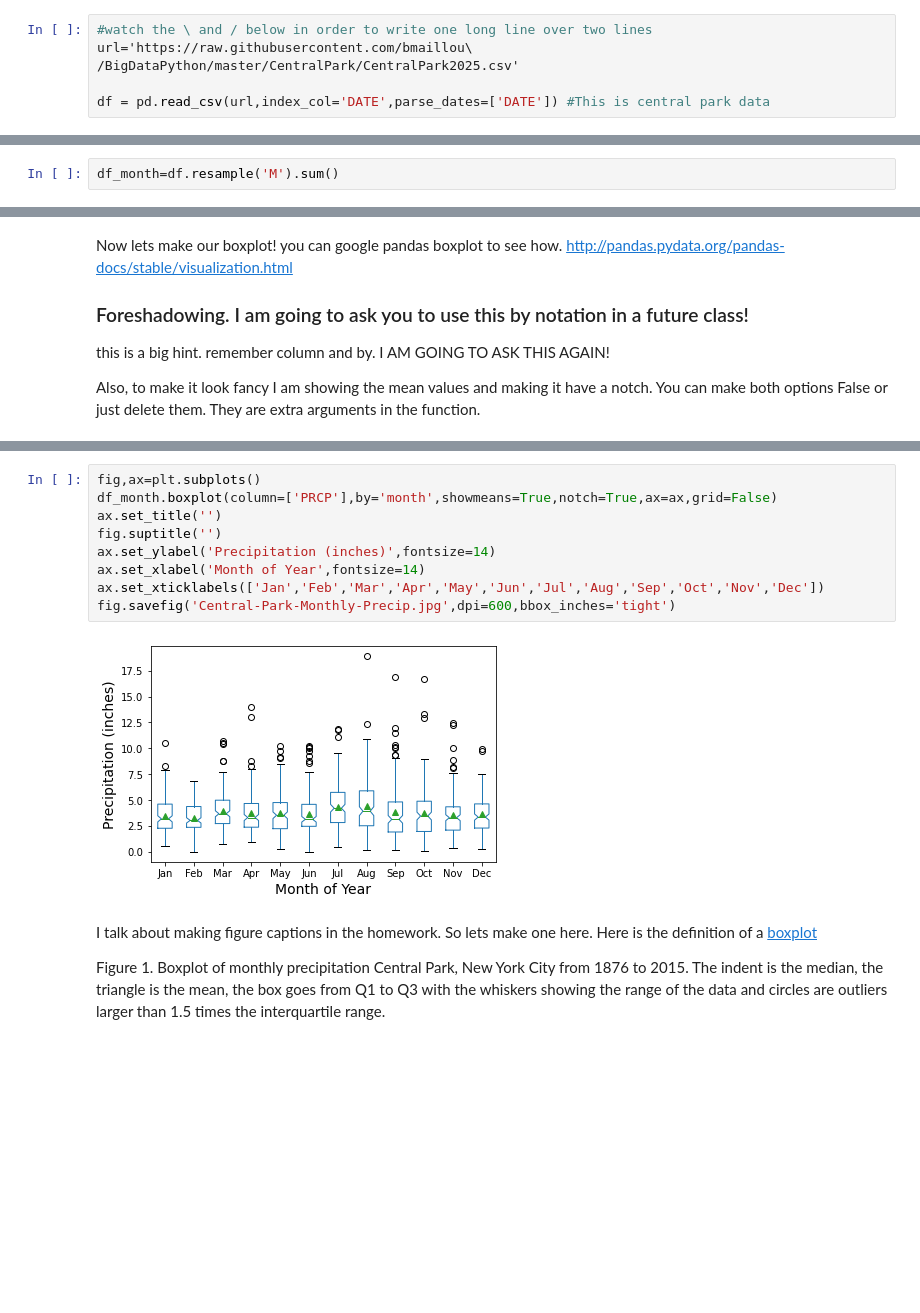
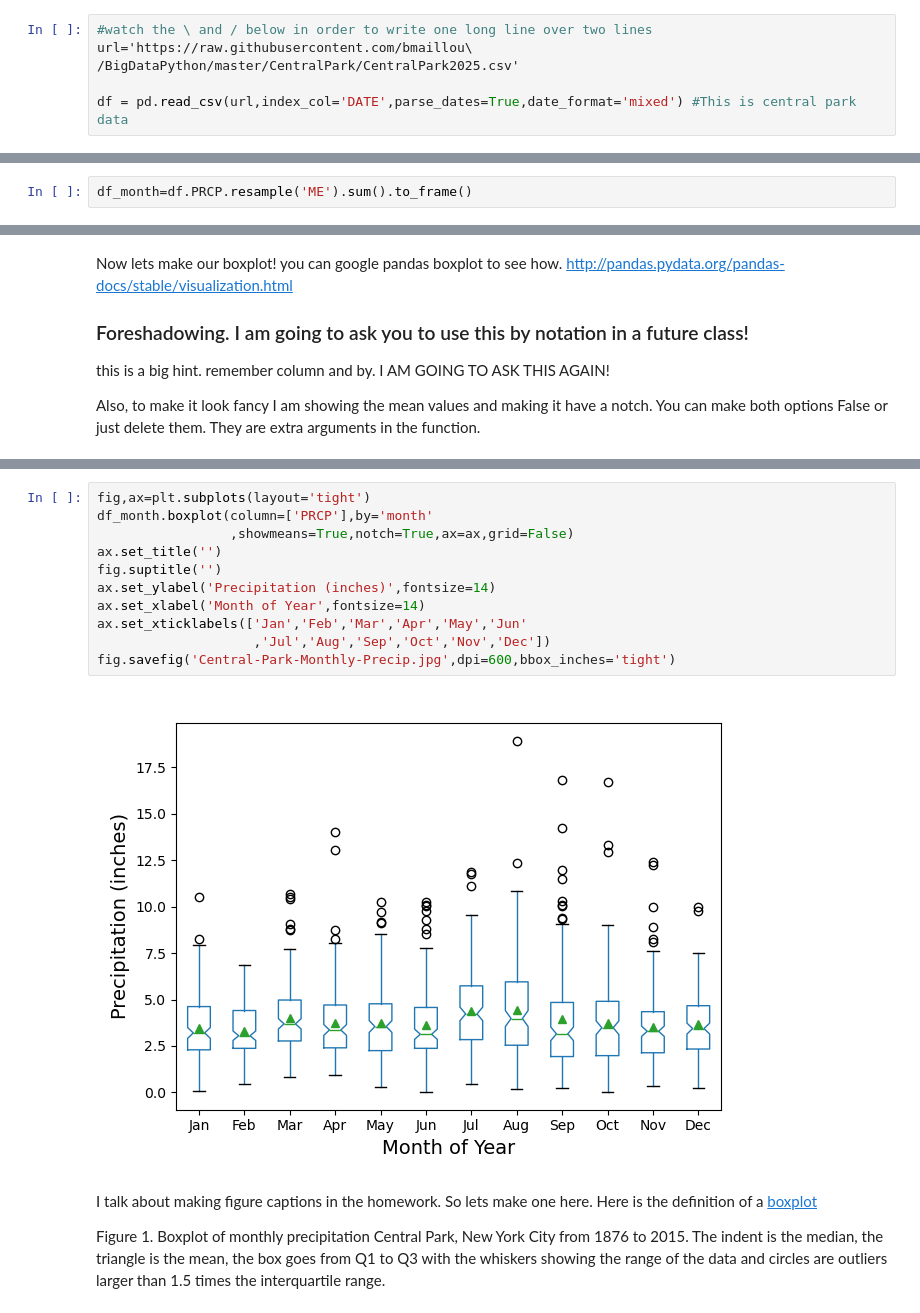
Before and after one commit to bmaillou/BigDataPython, a Jupyter notebook: CentralPark/Central_Park_Class_1.ipynb, the cells around one changed output, grey strips where cells are left out. Cells and saved outputs as stored; diff of their text form; blank space fills up the shorter version.

```diff
--- a/CentralPark/Central_Park_Class_1.ipynb
+++ b/CentralPark/Central_Park_Class_1.ipynb
@@ -40,7 +65,7 @@ This is the cool part.  We don't need to get it.  We can just link it below.  Bu
 url='https://raw.githubusercontent.com/bmaillou\
 /BigDataPython/master/CentralPark/CentralPark2025.csv'
 
-df = pd.read_csv(url,index_col='DATE',parse_dates=['DATE']) #This is central park data
+df = pd.read_csv(url,index_col='DATE',parse_dates=True,date_format='mixed') #This is central park data
 # %% [markdown]
 Now the data is in the computer as df.  You could just type df to see it. I typed df.head() to see the first 5 rows.  Type df.tail() to see the last 5.
 # %%
@@ -254,7 +289,7 @@ Now we are going to do some big changes. (I am also showing you here that you ca
 
 So lets start by making a new dataframe which is the data resampled by summing the monthly data.
 # %%
-df_month=df.resample('M').sum()
+df_month=df.PRCP.resample('ME').sum().to_frame()
 # %% [markdown]
 Now we can describe the data
 # %%
@@ -331,16 +367,18 @@ the great thing about python is you can make a professional looking graph and sa
 
 I think that is a sharp graph!  You should be able to find it on your computer and mail it to yourself.
 # %%
-fig,ax=plt.subplots()
-df_month.boxplot(column=['PRCP'],by='month',showmeans=True,notch=True,ax=ax,grid=False)
+fig,ax=plt.subplots(layout='tight')
+df_month.boxplot(column=['PRCP'],by='month'
+                 ,showmeans=True,notch=True,ax=ax,grid=False)
 ax.set_title('')
 fig.suptitle('')
 ax.set_ylabel('Precipitation (inches)',fontsize=14)
 ax.set_xlabel('Month of Year',fontsize=14)
-ax.set_xticklabels(['Jan','Feb','Mar','Apr','May','Jun','Jul','Aug','Sep','Oct','Nov','Dec'])
+ax.set_xticklabels(['Jan','Feb','Mar','Apr','May','Jun'
+                    ,'Jul','Aug','Sep','Oct','Nov','Dec'])
 fig.savefig('Central-Park-Monthly-Precip.jpg',dpi=600,bbox_inches='tight')
 # %% [output]
-[figure, old version]
+[figure, new version]
 # %% [markdown]
 I talk about making figure captions in the homework.  So lets make one here. Here is the definition of a [boxplot](https://pandas.pydata.org/pandas-docs/stable/reference/api/pandas.DataFrame.boxplot.html#:~:text=A%20box%20plot%20is%20a,the%20range%20of%20the%20data)
 
```
Also changed, not shown: parts of 25 cells of this notebook, 1 other file.
